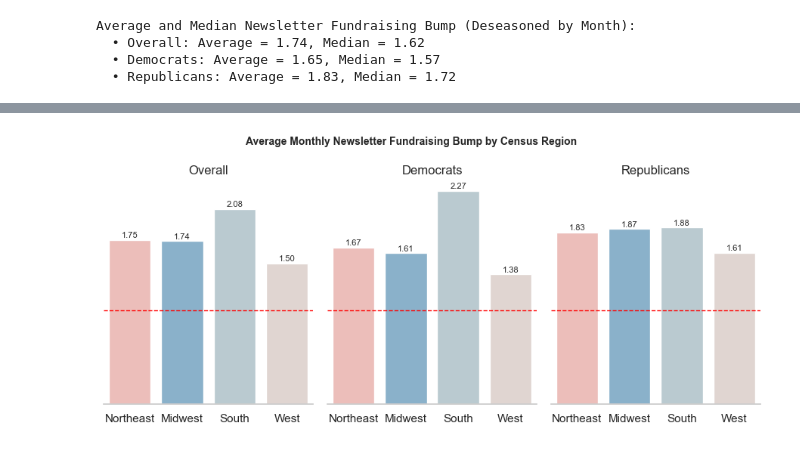
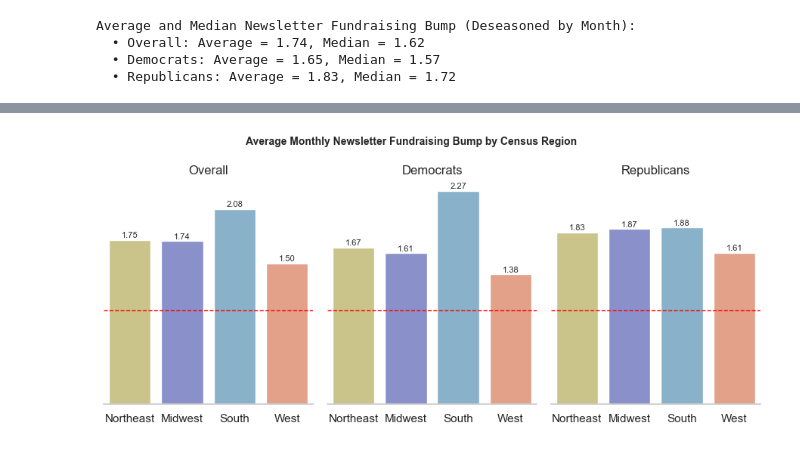
Before and after one commit to marobinette/cfd-project-ds1, a Jupyter notebook: notebooks/Matched_Politicians_EDA.ipynb, the cells around one changed output, grey strips where cells are left out. Saved outputs shown, nothing was run; the diff lists cells and outputs as text; code cells hidden in the pictures.

```diff
--- a/notebooks/Matched_Politicians_EDA.ipynb
+++ b/notebooks/Matched_Politicians_EDA.ipynb
@@ -1202,7 +1267,7 @@ g = sns.catplot(
     col="Party",
     kind="bar",
     hue="Gender",  # colors by gender
-    palette={"Male": "#7FB3D5", "Female": "#F5B7B1"},
+    palette={"Male": standard_color3, "Female": standard_color4},
     order=gender_order,
     height=4,
     aspect=0.8,
@@ -1263,7 +1328,7 @@ summary_length_plot = pd.DataFrame({
 # Define order and colors
 length_order = ["Short", "Long"]
 party_colors = {"Overall": "#A0A0A0", "Democrats": "#B6CCD4", "Republicans": "#E2D4CE"}
-length_colors = {"Short": "#F5B7B1", "Long": "#7FB3D5"}
+length_colors = {"Short": standard_color3, "Long": standard_color4}
 
 # Create smaller faceted bar plot: facet by Party, x = Newsletter Length
 g = sns.catplot(
@@ -1333,7 +1398,7 @@ summary_fundraising_plot = pd.DataFrame({
 
 # Define order and colors
 newsletter_order = ["Fundraising", "Non-fundraising"]
-newsletter_colors = {"Fundraising": "#7FB3D5", "Non-fundraising": "#F5B7B1"}
+newsletter_colors = {"Fundraising": standard_color3, "Non-fundraising": standard_color4}
 
 # Create smaller faceted bar plot: facet by Party, x = Newsletter Type
 g = sns.catplot(
@@ -1389,21 +1454,21 @@ plt.show()
 
 # Make a tidy dataframe for plotting: year as x, Party as facet
 summary_year_plot = pd.DataFrame({
-    "Year": [2019, 2020] * 3,
+    "Year": [2015, 2016] * 3,
     "Score": [
-        summary_year.loc[summary_year["year"] == 2019, "overall_avg"].values[0],
-        summary_year.loc[summary_year["year"] == 2020, "overall_avg"].values[0],
-        summary_year.loc[summary_year["year"] == 2019, "dem_avg"].values[0],
-        summary_year.loc[summary_year["year"] == 2020, "dem_avg"].values[0],
-        summary_year.loc[summary_year["year"] == 2019, "rep_avg"].values[0],
-        summary_year.loc[summary_year["year"] == 2020, "rep_avg"].values[0]
+        summary_year.loc[summary_year["year"] == 2015, "overall_avg"].values[0],
+        summary_year.loc[summary_year["year"] == 2016, "overall_avg"].values[0],
+        summary_year.loc[summary_year["year"] == 2015, "dem_avg"].values[0],
+        summary_year.loc[summary_year["year"] == 2016, "dem_avg"].values[0],
+        summary_year.loc[summary_year["year"] == 2015, "rep_avg"].values[0],
+        summary_year.loc[summary_year["year"] == 2016, "rep_avg"].values[0]
     ],
     "Party": ["Overall"] * 2 + ["Democrats"] * 2 + ["Republicans"] * 2
 })
 
 # Define order and colors
-year_order = [2019, 2020]
-year_colors = {2019: "#F5B7B1", 2020: "#7FB3D5"}
+year_order = [2015, 2016]
+year_colors = {2015: standard_color1, 2016: standard_color2}
 
 # Create smaller faceted bar plot: facet by Party, x = Year
 g = sns.catplot(
@@ -1482,10 +1547,10 @@ summary_region_plot = pd.DataFrame({
 # Define order and colors
 region_order = ["Northeast", "Midwest", "South", "West"]
 region_colors = {
-    "Northeast": "#F5B7B1",
-    "Midwest": "#7FB3D5",
-    "South": "#B6CCD4",
-    "West": "#E2D4CE"
+    "Northeast": standard_color3,
+    "Midwest": standard_color4,
+    "South": standard_color1,
+    "West": standard_color2
 }
 
 # Create smaller faceted bar plot: facet by Party, x = Census Region
@@ -1509,31 +1574,31 @@ for ax in g.axes.flat:
     ax.axhline(y=1, color="red", linestyle="--", linewidth=1)
 
     # Remove y-axis ticks, labels, and spine
     ax.set_yticks([])
     ax.set_yticklabels([])
     ax.spines['left'].set_visible(False)
 
     # Remove gridlines
     ax.grid(False)
 
     # Add data labels on top of each bar
     for p in ax.patches:
         height = p.get_height()
         ax.text(
             x=p.get_x() + p.get_width() / 2,
             y=height + 0.01,
             s=f"{height:.2f}",
             ha="center",
             va="bottom",
             fontsize=8
         )
 
 # Titles and labels
 g.set_axis_labels("", "")
 g.set_titles("{col_name}")  # facet titles = Party
 g.fig.suptitle("Average Monthly Newsletter Fundraising Bump by Census Region",
                fontweight="bold", y=1.05, fontsize=10)
 
 plt.show()
 # %% [output]
-[figure, old version]
+[figure, new version]
```
Also changed, not shown: parts of 21 cells of this notebook.
